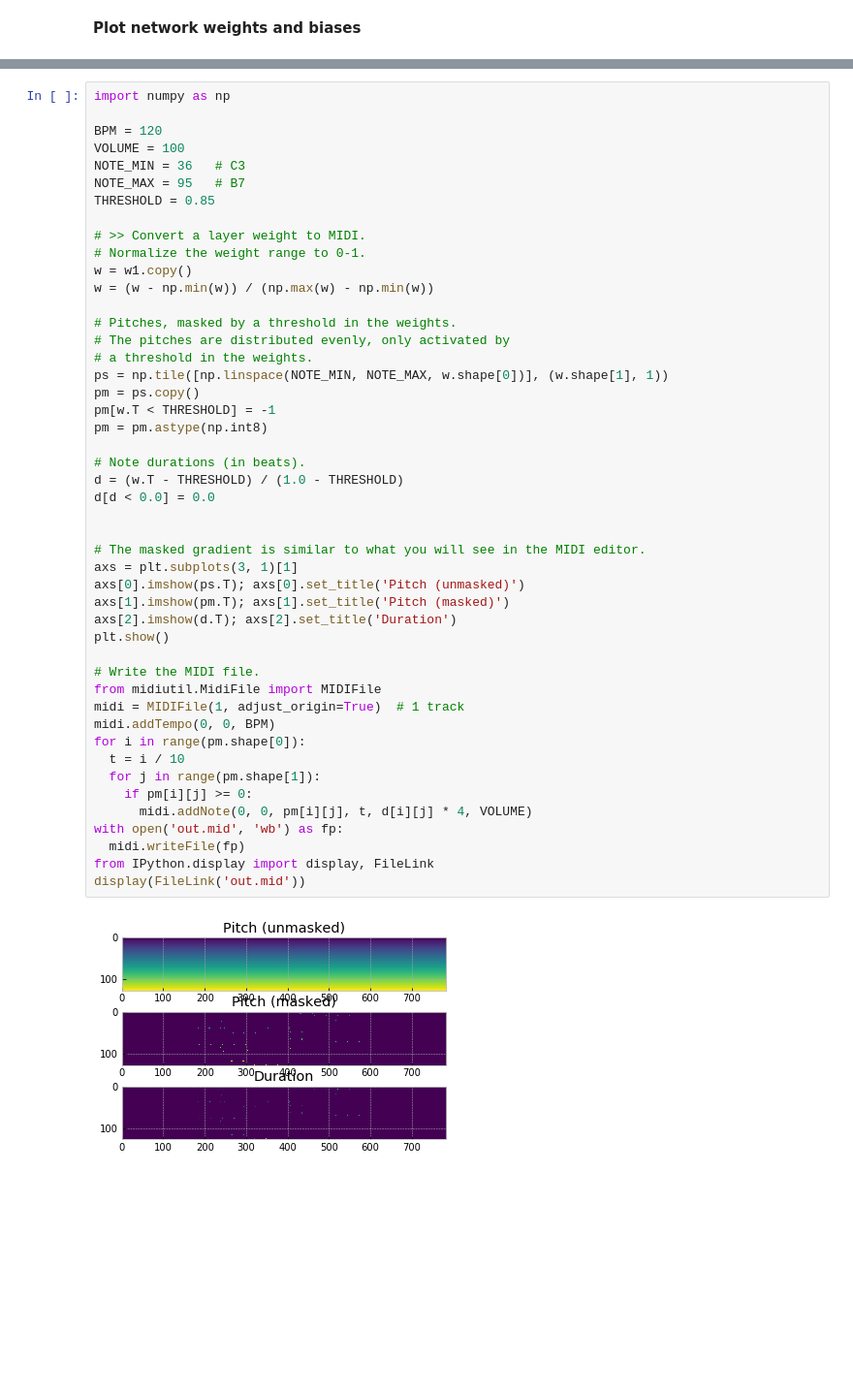
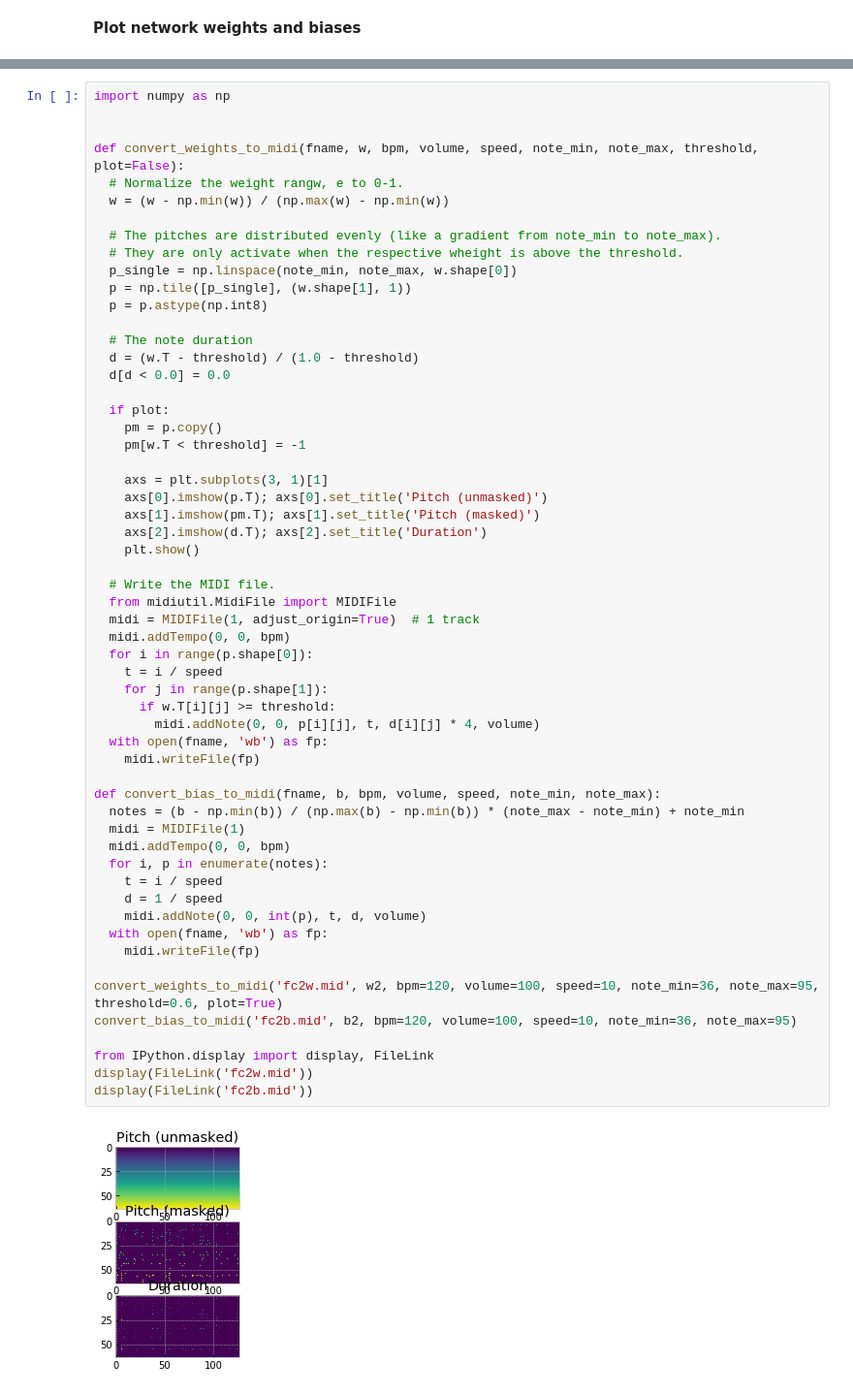
Before and after one commit to all-in-one-of/notebooks, a Jupyter notebook: Sonification/Neural Net MNIST/MNIST-Midi.ipynb, the cells around one changed output, grey strips where cells are left out. Shown at 97% size. Saved outputs shown, nothing was run; the diff lists cells and outputs as text; blank space fills up the shorter version.

Commit message:
Neural Net MNIST: wrap conversio to Midi in functions

```diff
--- a/Sonification/Neural Net MNIST/MNIST-Midi.ipynb
+++ b/Sonification/Neural Net MNIST/MNIST-Midi.ipynb
@@ -105,49 +105,59 @@ plt.show()
 # %%
 import numpy as np
 
-BPM = 120
-VOLUME = 100
-NOTE_MIN = 36   # C3
-NOTE_MAX = 95   # B7
-THRESHOLD = 0.85
 
-# >> Convert a layer weight to MIDI.
-# Normalize the weight range to 0-1.
-w = w1.copy()
-w = (w - np.min(w)) / (np.max(w) - np.min(w))
+def convert_weights_to_midi(fname, w, bpm, volume, speed, note_min, note_max, threshold, plot=False):
+  # Normalize the weight rangw, e to 0-1.
+  w = (w - np.min(w)) / (np.max(w) - np.min(w))
 
-# Pitches, masked by a threshold in the weights.
-# The pitches are distributed evenly, only activated by
-# a threshold in the weights.
-ps = np.tile([np.linspace(NOTE_MIN, NOTE_MAX, w.shape[0])], (w.shape[1], 1))
-pm = ps.copy()
-pm[w.T < THRESHOLD] = -1
-pm = pm.astype(np.int8)
+  # The pitches are distributed evenly (like a gradient from note_min to note_max).
+  # They are only activate when the respective wheight is above the threshold.
+  p_single = np.linspace(note_min, note_max, w.shape[0])
+  p = np.tile([p_single], (w.shape[1], 1))
+  p = p.astype(np.int8)
 
-# Note durations (in beats).
-d = (w.T - THRESHOLD) / (1.0 - THRESHOLD)
-d[d < 0.0] = 0.0
+  # The note duration
+  d = (w.T - threshold) / (1.0 - threshold)
+  d[d < 0.0] = 0.0
 
+  if plot:
+    pm = p.copy()
+    pm[w.T < threshold] = -1
 
-# The masked gradient is similar to what you will see in the MIDI editor.
-axs = plt.subplots(3, 1)[1]
-axs[0].imshow(ps.T); axs[0].set_title('Pitch (unmasked)')
-axs[1].imshow(pm.T); axs[1].set_title('Pitch (masked)')
-axs[2].imshow(d.T); axs[2].set_title('Duration')
-plt.show()
+    axs = plt.subplots(3, 1)[1]
+    axs[0].imshow(p.T); axs[0].set_title('Pitch (unmasked)')
+    axs[1].imshow(pm.T); axs[1].set_title('Pitch (masked)')
+    axs[2].imshow(d.T); axs[2].set_title('Duration')
+    plt.show()
 
-# Write the MIDI file.
-from midiutil.MidiFile import MIDIFile
-midi = MIDIFile(1, adjust_origin=True)  # 1 track
-midi.addTempo(0, 0, BPM)
-for i in range(pm.shape[0]):
-  t = i / 10
-  for j in range(pm.shape[1]):
-    if pm[i][j] >= 0:
-      midi.addNote(0, 0, pm[i][j], t, d[i][j] * 4, VOLUME)
-with open('out.mid', 'wb') as fp:
-  midi.writeFile(fp)
+  # Write the MIDI file.
+  from midiutil.MidiFile import MIDIFile
+  midi = MIDIFile(1, adjust_origin=True)  # 1 track
+  midi.addTempo(0, 0, bpm)
+  for i in range(p.shape[0]):
+    t = i / speed
+    for j in range(p.shape[1]):
+      if w.T[i][j] >= threshold:
+        midi.addNote(0, 0, p[i][j], t, d[i][j] * 4, volume)
+  with open(fname, 'wb') as fp:
+    midi.writeFile(fp)
+
+def convert_bias_to_midi(fname, b, bpm, volume, speed, note_min, note_max):
+  notes = (b - np.min(b)) / (np.max(b) - np.min(b)) * (note_max - note_min) + note_min
+  midi = MIDIFile(1)
+  midi.addTempo(0, 0, bpm)
+  for i, p in enumerate(notes):
+    t = i / speed
+    d = 1 / speed
+    midi.addNote(0, 0, int(p), t, d, volume)
+  with open(fname, 'wb') as fp:
+    midi.writeFile(fp)
+
+convert_weights_to_midi('fc2w.mid', w2, bpm=120, volume=100, speed=10, note_min=36, note_max=95, threshold=0.6, plot=True)
+convert_bias_to_midi('fc2b.mid', b2, bpm=120, volume=100, speed=10, note_min=36, note_max=95)
+
 from IPython.display import display, FileLink
-display(FileLink('out.mid'))
+display(FileLink('fc2w.mid'))
+display(FileLink('fc2b.mid'))
 # %% [output]
-[figure, old version]
+[figure, new version]
```
Also changed, not shown: parts of 4 cells of this notebook, 3 other files.
